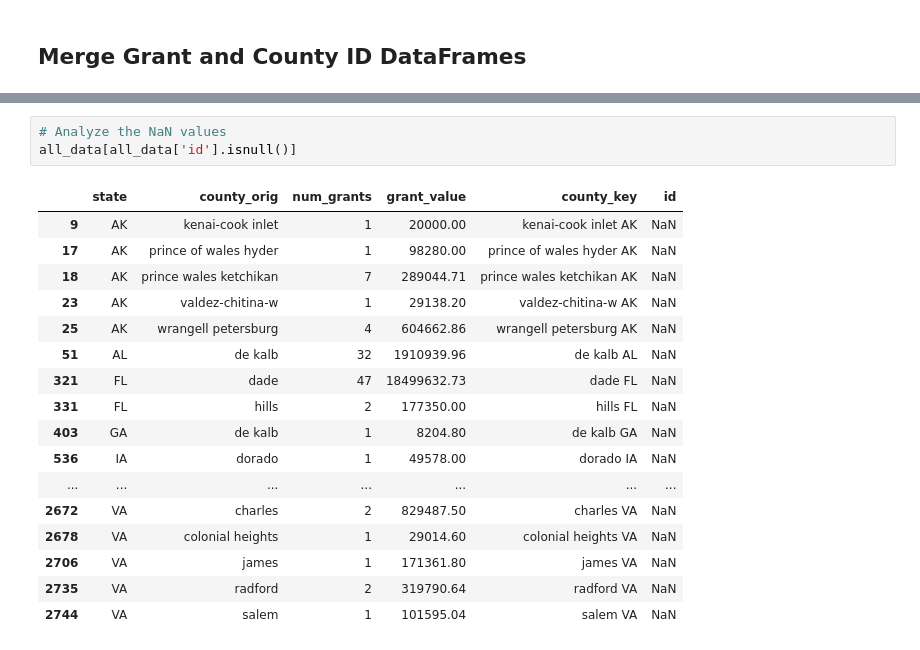
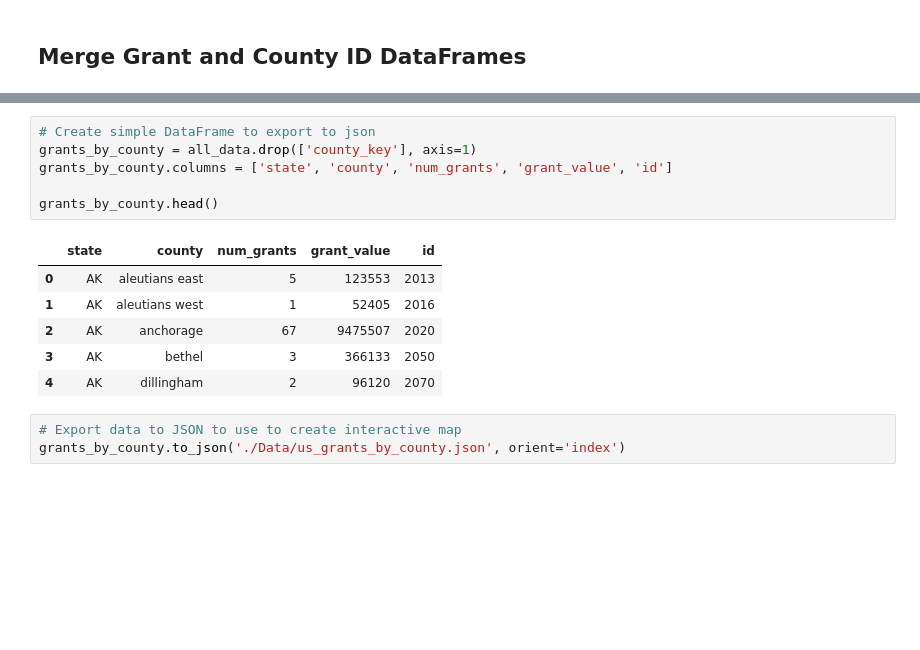
Before and after one commit to HKuz/DSforC, a Jupyter notebook: LWCF/LWCF_Grant_Value_by_County_Rollup.ipynb, the cells around one changed output, grey strips where cells are left out. Cells and saved outputs as stored; diff of their text form; blank space fills up the shorter version.

```diff
--- a/LWCF/LWCF_Grant_Value_by_County_Rollup.ipynb
+++ b/LWCF/LWCF_Grant_Value_by_County_Rollup.ipynb
@@ -228,21 +227,16 @@ memory usage: 162.1+ KB
-# %%
-# Analyze the NaN values
-all_data[all_data['id'].isnull()]
-# %% [output]
-|  | state | county_orig | num_grants | grant_value | county_key | id |
-| 9 | AK | kenai-cook inlet | 1 | 20000.00 | kenai-cook inlet AK | NaN |
-| 17 | AK | prince of wales hyder | 1 | 98280.00 | prince of wales hyder AK | NaN |
-| 18 | AK | prince wales ketchikan | 7 | 289044.71 | prince wales ketchikan AK | NaN |
-| 23 | AK | valdez-chitina-w | 1 | 29138.20 | valdez-chitina-w AK | NaN |
-| 25 | AK | wrangell petersburg | 4 | 604662.86 | wrangell petersburg AK | NaN |
-| 51 | AL | de kalb | 32 | 1910939.96 | de kalb AL | NaN |
-| 321 | FL | dade | 47 | 18499632.73 | dade FL | NaN |
-| 331 | FL | hills | 2 | 177350.00 | hills FL | NaN |
-| 403 | GA | de kalb | 1 | 8204.80 | de kalb GA | NaN |
-| 536 | IA | dorado | 1 | 49578.00 | dorado IA | NaN |
-| ... | ... | ... | ... | ... | ... | ... |
-| 2672 | VA | charles | 2 | 829487.50 | charles VA | NaN |
-| 2678 | VA | colonial heights | 1 | 29014.60 | colonial heights VA | NaN |
-| 2706 | VA | james | 1 | 171361.80 | james VA | NaN |
-| 2735 | VA | radford | 2 | 319790.64 | radford VA | NaN |
-| 2744 | VA | salem | 1 | 101595.04 | salem VA | NaN |
+# %%
+# Create simple DataFrame to export to json
+grants_by_county = all_data.drop(['county_key'], axis=1)
+grants_by_county.columns = ['state', 'county', 'num_grants', 'grant_value', 'id']
+
+grants_by_county.head()
+# %% [output]
+|  | state | county | num_grants | grant_value | id |
+| 0 | AK | aleutians east | 5 | 123553 | 2013 |
+| 1 | AK | aleutians west | 1 | 52405 | 2016 |
+| 2 | AK | anchorage | 67 | 9475507 | 2020 |
+| 3 | AK | bethel | 3 | 366133 | 2050 |
+| 4 | AK | dillingham | 2 | 96120 | 2070 |
+# %%
+# Export data to JSON to use to create interactive map
+grants_by_county.to_json('./Data/us_grants_by_county.json', orient='index')
```
Also changed, not shown: parts of 11 cells of this notebook, 2 other files.
